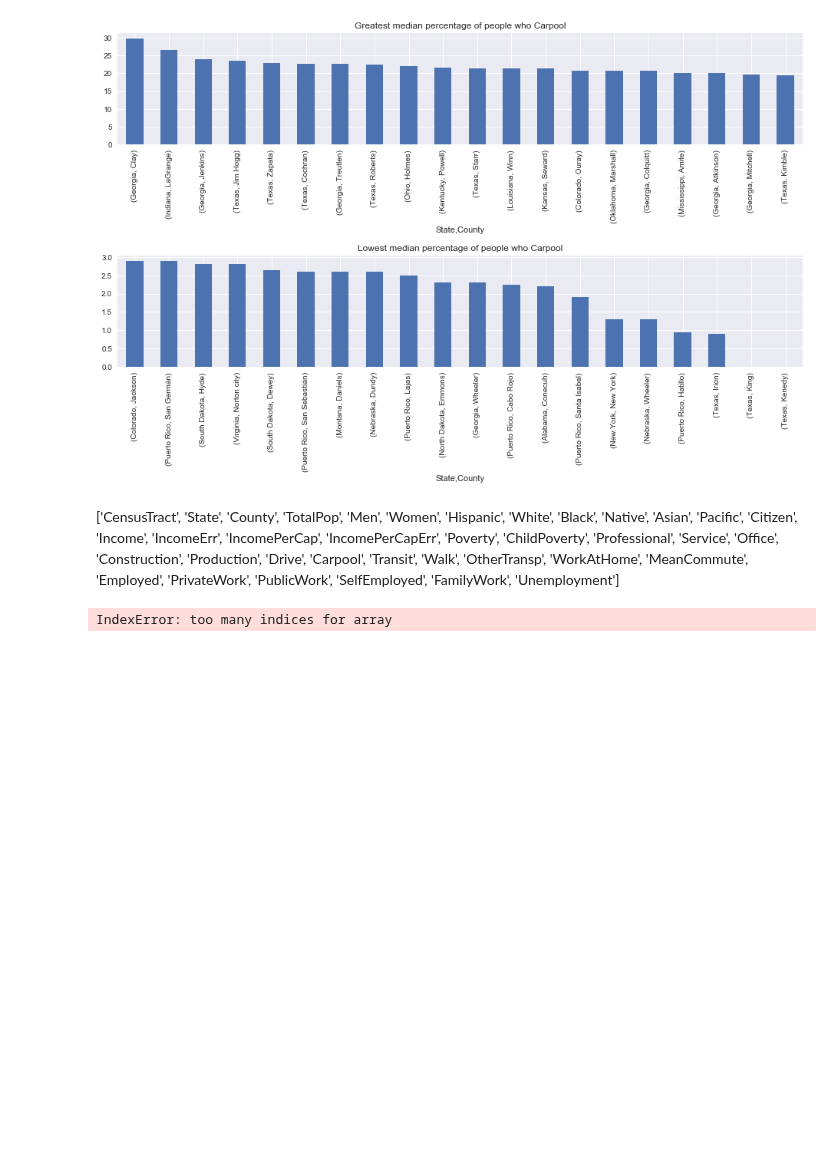
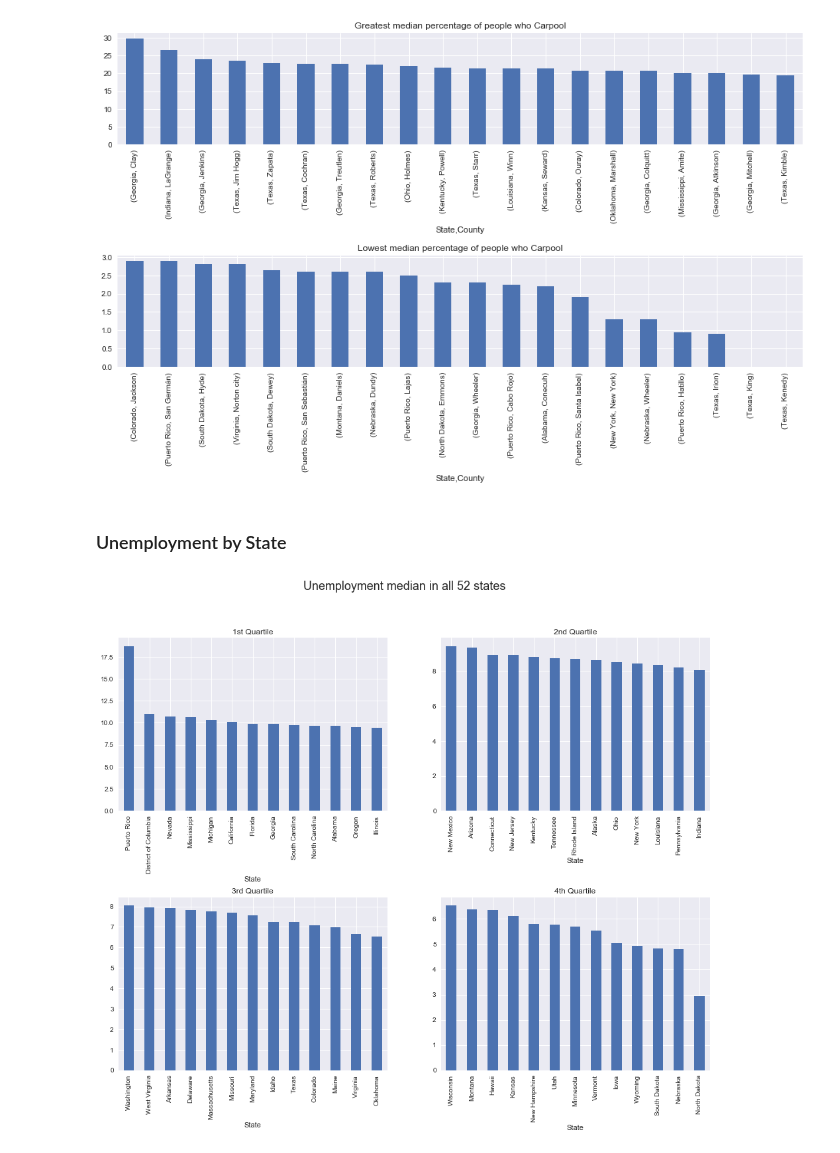
Before and after one commit to pstetz/Kaggle, a Jupyter notebook: in_progress/census/state_focus.ipynb, the cells around one changed output. Cells and saved outputs as stored; diff of their text form; code cells hidden in the pictures; blank space fills up the shorter version.

Commit message:
unemployment by state and county

```diff
--- a/in_progress/census/state_focus.ipynb
+++ b/in_progress/census/state_focus.ipynb
@@ -130,19 +128,17 @@ _ = trans_pops.tail(20).plot(kind="bar", title="Lowest median percentage of peop
-# %% [markdown]
-['CensusTract', 'State', 'County', 'TotalPop', 'Men', 'Women',
-       'Hispanic', 'White', 'Black', 'Native', 'Asian', 'Pacific', 'Citizen',
-       'Income', 'IncomeErr', 'IncomePerCap', 'IncomePerCapErr', 'Poverty',
-       'ChildPoverty', 'Professional', 'Service', 'Office', 'Construction',
-       'Production', 'Drive', 'Carpool', 'Transit', 'Walk', 'OtherTransp',
-       'WorkAtHome', 'MeanCommute', 'Employed', 'PrivateWork', 'PublicWork',
-       'SelfEmployed', 'FamilyWork', 'Unemployment']
+# %% [markdown]
+### Unemployment by State
 # %%
-jobs = ['Professional', 'Service', 'Office', 'Construction', 'Production']
+fig, axarr = plt.subplots(2, 2, figsize=(16, 12))
+fig.subplots_adjust(hspace=0.5)
+fig.suptitle("Unemployment median in all 52 states", fontsize=18)
 
-data = census.groupby("State")[jobs]
+census["Tot_Unemployment"] = census.Unemployment * census.TotalPop
+unemployment = census.groupby("State").Tot_Unemployment.sum() / census.groupby("State").TotalPop.sum()
+unemployment = unemployment.sort_values(ascending=False)
 
-sns.barplot(data.head(13)ax=axarr[0,0])
-# data.iloc[13:26].plot(kind="bar", ax=axarr[0,1])
-# data.iloc[26:39].plot(kind="bar", ax=axarr[1,0])
-# _ = data.tail(13).plot(kind="bar", ax=axarr[1,1])
+unemployment.head(13).plot(kind="bar", title="1st Quartile", ax=axarr[0,0])
+unemployment.iloc[13:26].plot(kind="bar", title="2nd Quartile", ax=axarr[0,1])
+unemployment.iloc[26:39].plot(kind="bar", title="3rd Quartile", ax=axarr[1,0])
+_ = unemployment.tail(13).plot(kind="bar", title="4th Quartile", ax=axarr[1,1])
 # %% [output]
-IndexError: too many indices for array
+[figure, added]
```
Also changed, not shown: parts of 3 cells of this notebook, 2 other files.
